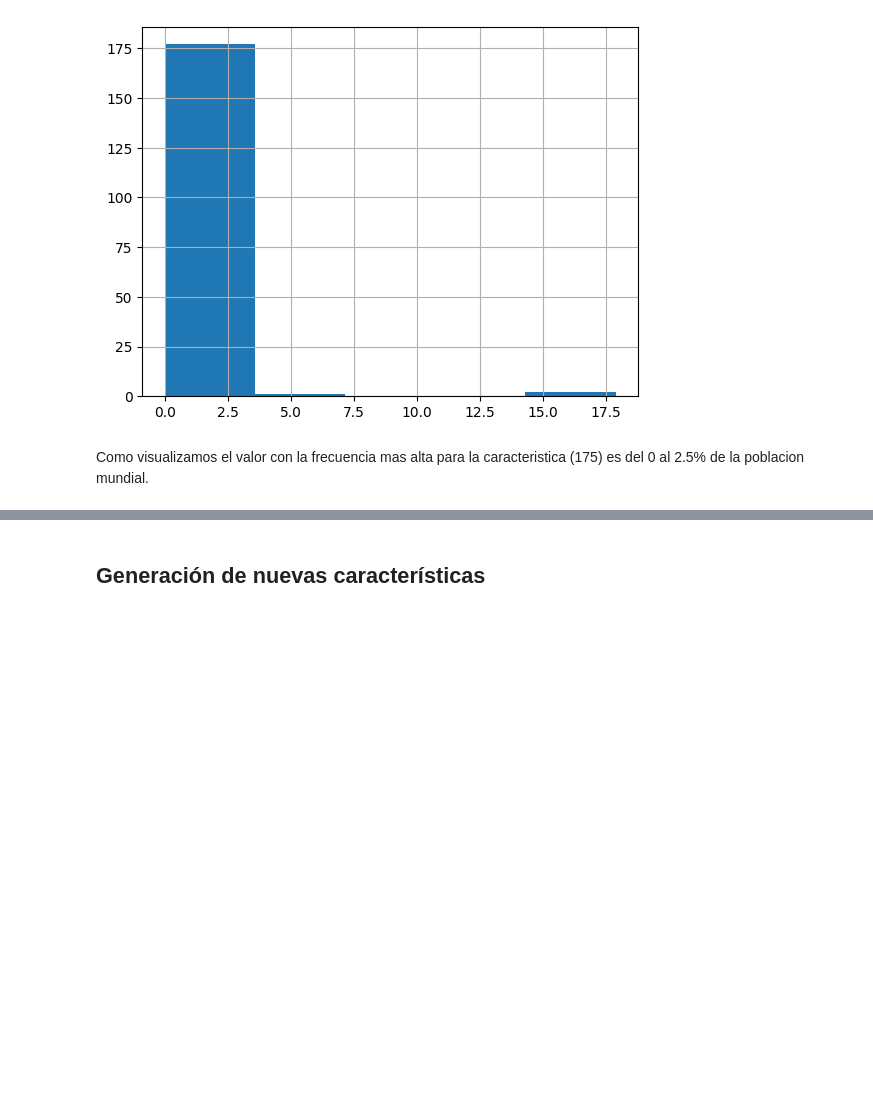
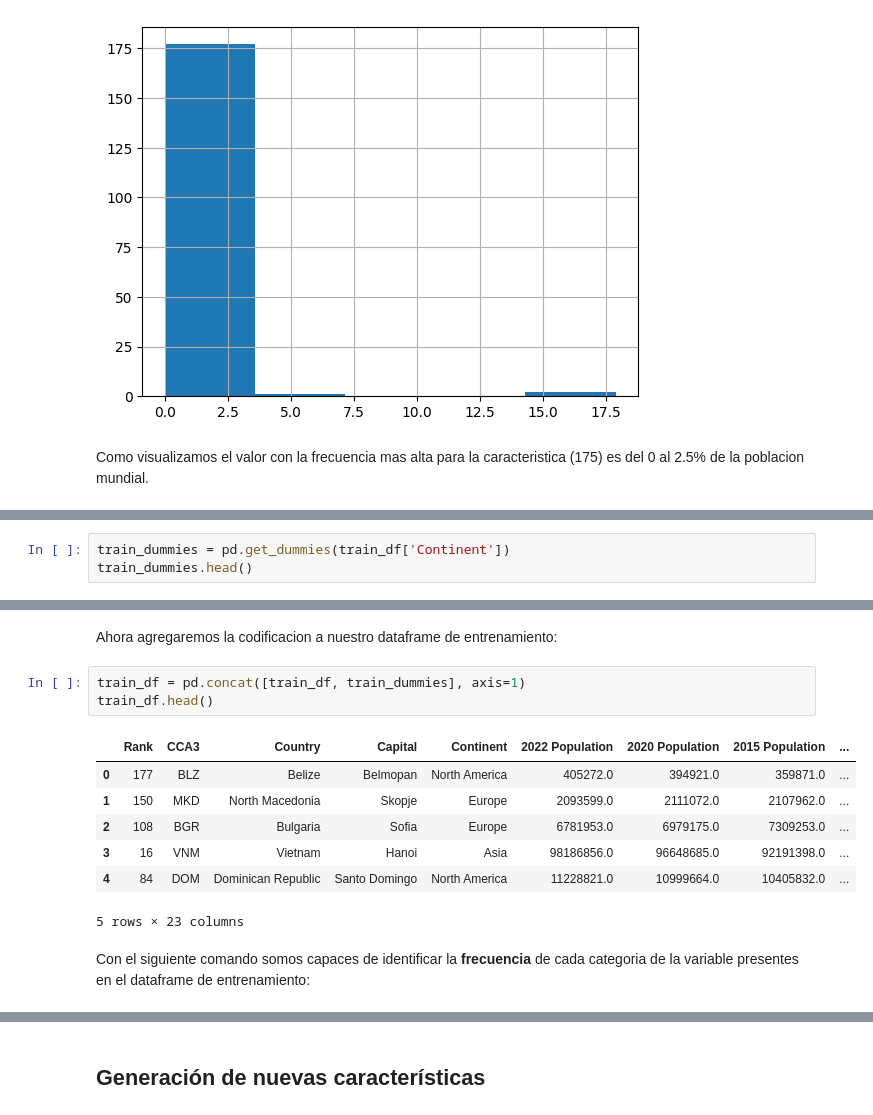
Before and after one commit to andreavazquezt/ProyectoIntegrador, a Jupyter notebook: Avance2_Equipo4.ipynb, the cells around one changed output, grey strips where cells are left out. Drawn from its saved outputs; the diff is of its cells as text; blank space fills up the shorter version.

```diff
--- a/Avance2_Equipo4.ipynb
+++ b/Avance2_Equipo4.ipynb
@@ -177,0 +182,3 @@ Como visualizamos el valor con la frecuencia mas alta para la caracteristica (17
+# %%
+train_dummies = pd.get_dummies(train_df['Continent'])
+train_dummies.head()
@@ -177,0 +192,15 @@ Como visualizamos el valor con la frecuencia mas alta para la caracteristica (17
+# %% [markdown]
+Ahora agregaremos la codificacion a nuestro dataframe de entrenamiento:
+# %%
+train_df = pd.concat([train_df, train_dummies], axis=1)
+train_df.head()
+# %% [output]
+|  | Rank | CCA3 | Country | Capital | Continent | 2022 Population | 2020 Population | 2015 Population | ... |
+| 0 | 177 | BLZ | Belize | Belmopan | North America | 405272.0 | 394921.0 | 359871.0 | ... |
+| 1 | 150 | MKD | North Macedonia | Skopje | Europe | 2093599.0 | 2111072.0 | 2107962.0 | ... |
+| 2 | 108 | BGR | Bulgaria | Sofia | Europe | 6781953.0 | 6979175.0 | 7309253.0 | ... |
+| 3 | 16 | VNM | Vietnam | Hanoi | Asia | 98186856.0 | 96648685.0 | 92191398.0 | ... |
+| 4 | 84 | DOM | Dominican Republic | Santo Domingo | North America | 11228821.0 | 10999664.0 | 10405832.0 | ... |
+5 rows × 23 columns
+# %% [markdown]
+Con el siguiente comando somos capaces de identificar la **frecuencia** de cada categoria de la variable presentes en el dataframe de entrenamiento:
```
Also changed, not shown: parts of 19 cells of this notebook.
